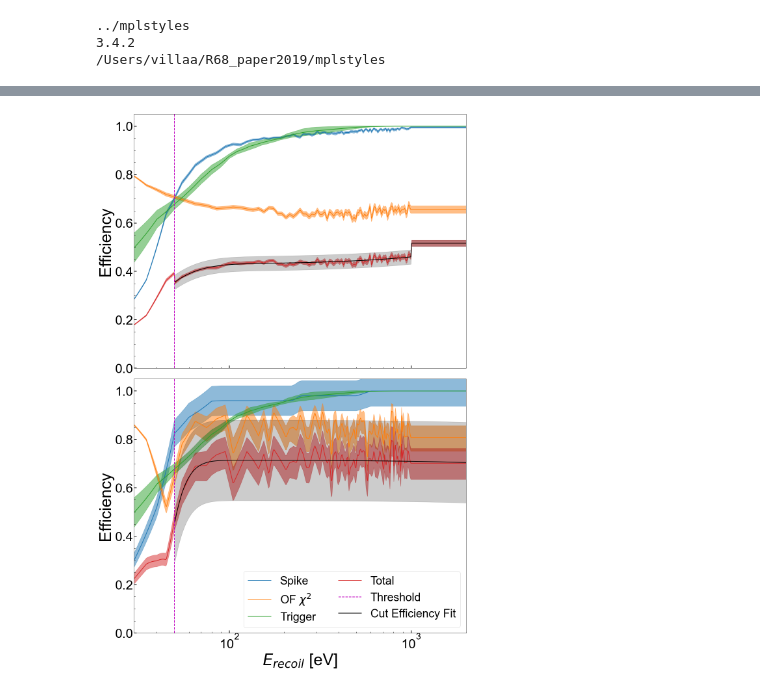
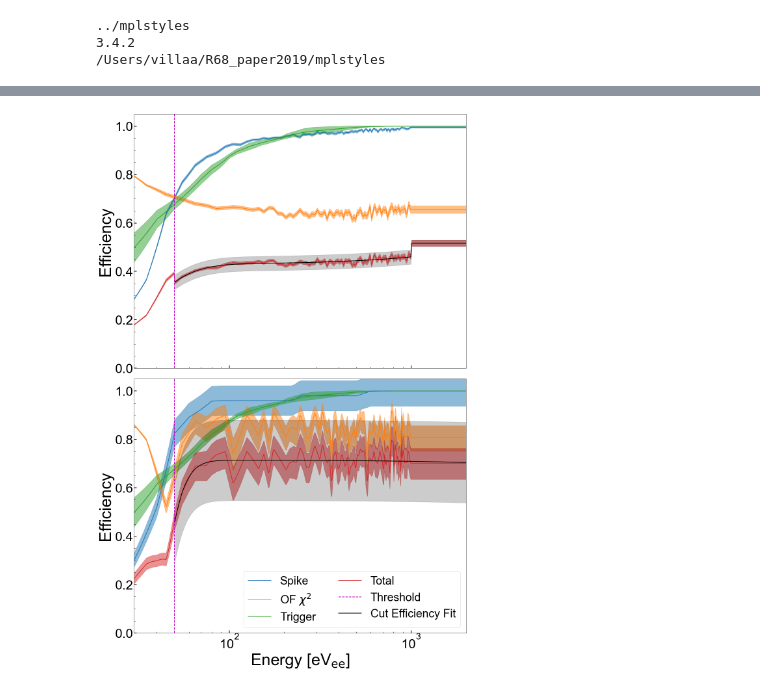
Before and after one commit to villano-lab/nrSiCap, a Jupyter notebook: PRL_Figures/Fig02_Estimated-Cut-Efficiencies.ipynb, the cells around one changed output, grey strips where cells are left out. Saved outputs shown, nothing was run; the diff lists cells and outputs as text; code cells hidden in the pictures.

```diff
--- a/PRL_Figures/Fig02_Estimated-Cut-Efficiencies.ipynb
+++ b/PRL_Figures/Fig02_Estimated-Cut-Efficiencies.ipynb
@@ -229,32 +229,32 @@ ax2.fill_between(E_test, cutEff_bkg(E_test)-dcutEff_bkg(E_test)[1], cutEff_bkg(E
 
 next(ax2._get_lines.prop_cycler)['color']
 
 ax2.axvline(E_thresh, color='m', linestyle='--', linewidth=2, label='Threshold')
 
 #Fit with smooth function
 Efitmin=50
 popt,pcov=curve_fit(effFit_func,E_test[E_test>Efitmin], cutEff_bkg(E_test)[E_test>Efitmin],p0=[30,30,0.45,1e-4])
 
 #Set a single uncertainty for the fir to encompass all the 1-sigma discrepancies in the measured curve
 maxneg=np.max(np.abs( effFit_func(E_test,*popt) - (cutEff_bkg(E_test)-dcutEff_bkg(E_test)[1]))[E_test>Efitmin])
 maxpos=np.max(np.abs( effFit_func(E_test,*popt) - (cutEff_bkg(E_test)+dcutEff_bkg(E_test)[0]))[E_test>Efitmin])
 dEffFit_bkg=max(maxneg,maxpos)
 
 
 ax2.plot(E_test[E_test>Efitmin],cutEffFit_bkg(E_test[E_test>Efitmin]),'k',label='Cut Efficiency Fit')
 ax2.fill_between(E_test[E_test>Efitmin],(cutEffFit_bkg(E_test)-dcutEffFit_bkg(E_test))[E_test>Efitmin],(cutEffFit_bkg(E_test)+dcutEffFit_bkg(E_test))[E_test>Efitmin],color='k',alpha=0.2)
 
 #fig.suptitle('Background Cut Efficiencies')
 ax2.set_xlim(30,2e3)
 ax2.set_xscale('log')
 ax2.set_ylim(0,1.05)
-ax2.set_xlabel(r'$E_{recoil}$ [eV]')
+ax2.set_xlabel(r'Energy [eV$_{\mathrm{ee}}$]')
 ax2.set_ylabel('Efficiency')
 ax2.legend(ncol=2)
 
 plt.tight_layout()
 
 plt.savefig('figures/cut_effs_all.pdf')
 plt.show()
 # %% [output]
-[figure, old version]
+[figure, new version]
```
Also changed, not shown: parts of 2 cells of this notebook, 7 other files.
